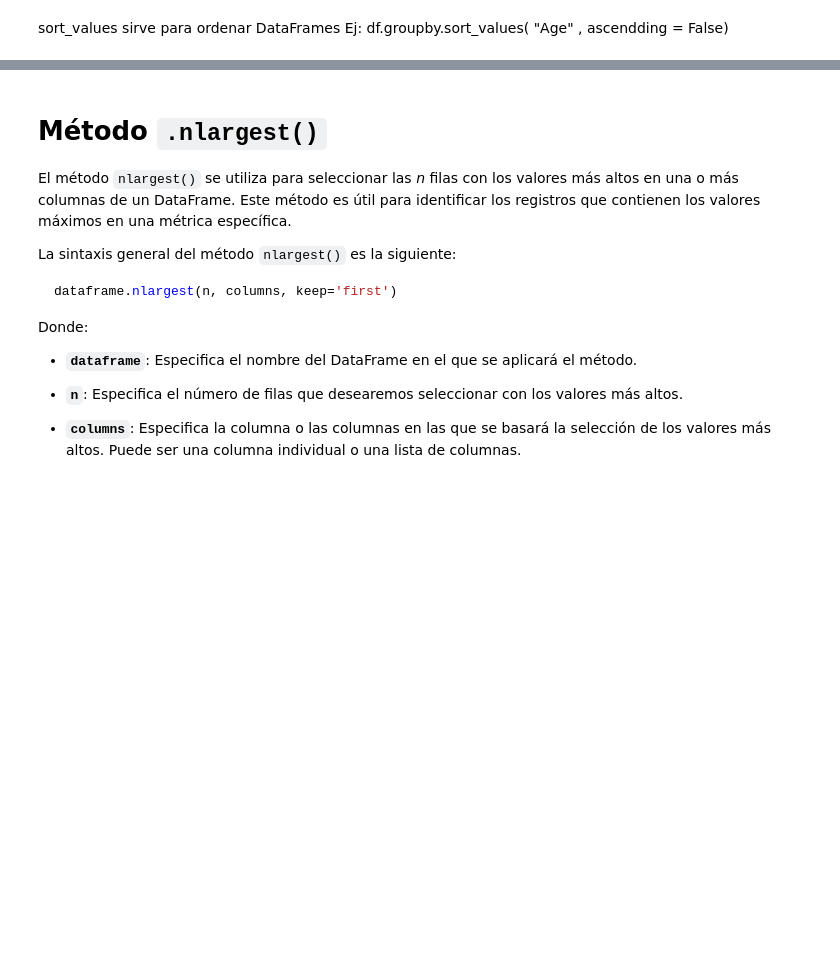
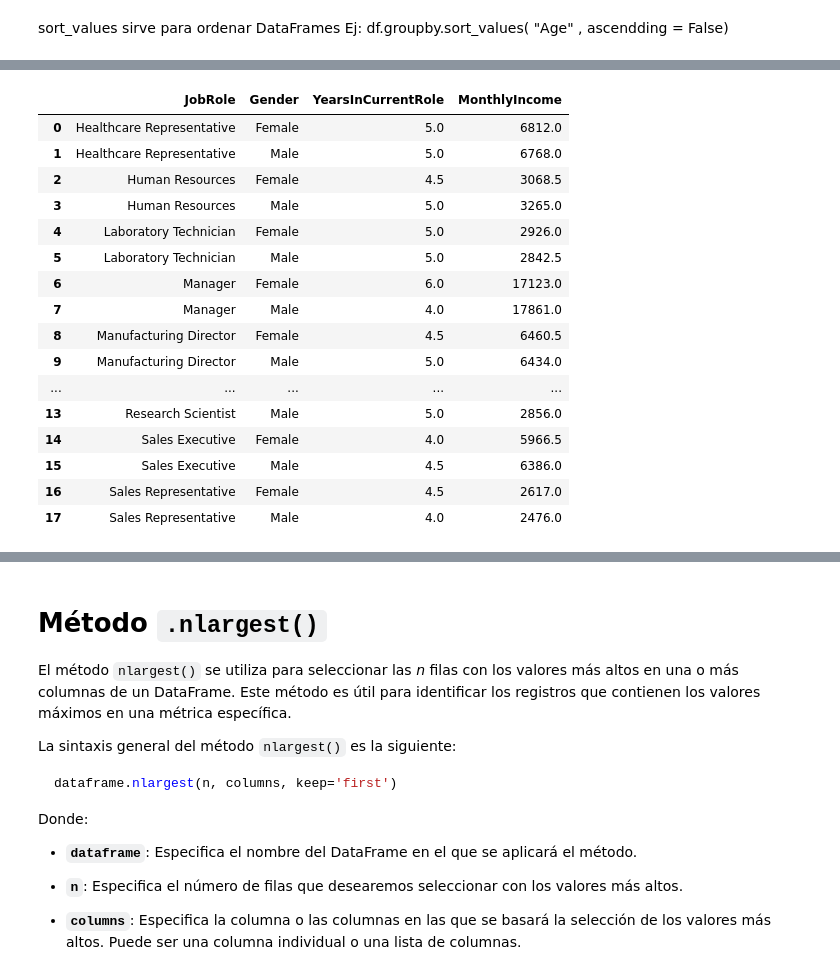
Before and after one commit to jgilsu11/Teoria, a Jupyter notebook: Modulo2/teoria/modulo2-leccion03-pandas-filtrado.ipynb, the cells around one changed output, grey strips where cells are left out. Cells and saved outputs as stored; diff of their text form; code cells hidden in the pictures; blank space fills up the shorter version.

```diff
--- a/Modulo2/teoria/modulo2-leccion03-pandas-filtrado.ipynb
+++ b/Modulo2/teoria/modulo2-leccion03-pandas-filtrado.ipynb
@@ -558,0 +591,20 @@ sort_values sirve para ordenar DataFrames Ej: df.groupby.sort_values( "Age" , as
+# %%
+df.groupby(["JobRole", "Gender"])[["YearsInCurrentRole", "MonthlyIncome"]].median().reset_index()
+# %% [output]
+|  | JobRole | Gender | YearsInCurrentRole | MonthlyIncome |
+| 0 | Healthcare Representative | Female | 5.0 | 6812.0 |
+| 1 | Healthcare Representative | Male | 5.0 | 6768.0 |
+| 2 | Human Resources | Female | 4.5 | 3068.5 |
+| 3 | Human Resources | Male | 5.0 | 3265.0 |
+| 4 | Laboratory Technician | Female | 5.0 | 2926.0 |
+| 5 | Laboratory Technician | Male | 5.0 | 2842.5 |
+| 6 | Manager | Female | 6.0 | 17123.0 |
+| 7 | Manager | Male | 4.0 | 17861.0 |
+| 8 | Manufacturing Director | Female | 4.5 | 6460.5 |
+| 9 | Manufacturing Director | Male | 5.0 | 6434.0 |
+| ... | ... | ... | ... | ... |
+| 13 | Research Scientist | Male | 5.0 | 2856.0 |
+| 14 | Sales Executive | Female | 4.0 | 5966.5 |
+| 15 | Sales Executive | Male | 4.5 | 6386.0 |
+| 16 | Sales Representative | Female | 4.5 | 2617.0 |
+| 17 | Sales Representative | Male | 4.0 | 2476.0 |
```
Also changed, not shown: parts of 6 cells of this notebook, 1 other file.
